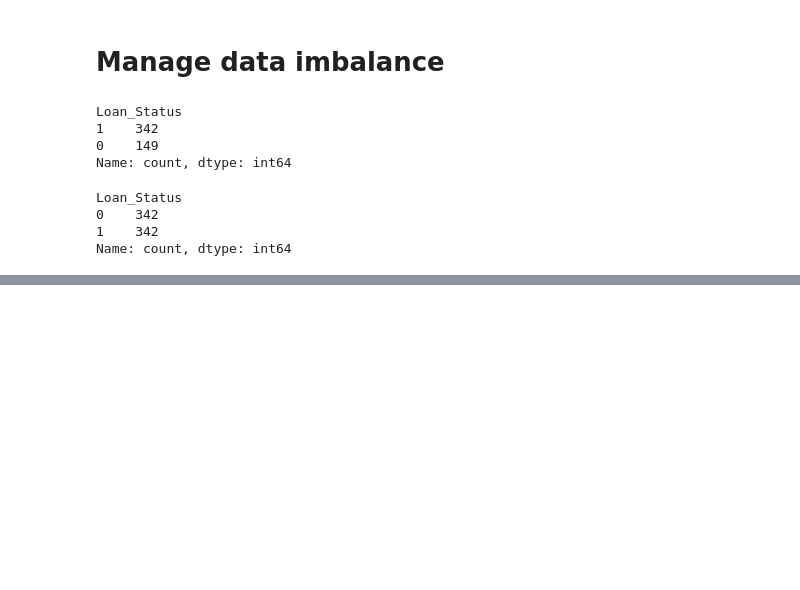
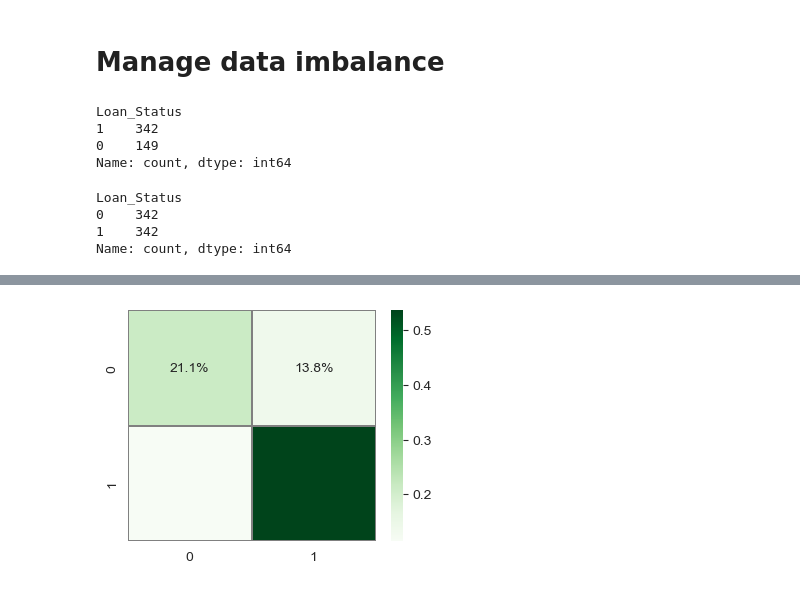
Before and after one commit to pouriaSameti/EFQM-Internship-projects, a Jupyter notebook: 1-Classification with ML/Model.ipynb, the cells around one changed output, grey strips where cells are left out. Saved outputs shown, nothing was run; the diff lists cells and outputs as text; code cells hidden in the pictures; blank space fills up the shorter version.

Commit message:
Classification with ML -> Model running and evaluation.

```diff
--- a/1-Classification with ML/Model.ipynb
+++ b/1-Classification with ML/Model.ipynb
@@ -225,0 +228,5 @@ Name: count, dtype: int64
+# %%
+from sklearn.discriminant_analysis import LinearDiscriminantAnalysis
+
+lda = LinearDiscriminantAnalysis(solver='svd')
+lda.fit(x_train, y_train)
@@ -225,0 +237,5 @@ Name: count, dtype: int64
+# %%
+from sklearn.metrics import classification_report
+
+y_test_pred = lda.predict(x_test)
+print(classification_report(y_test, y_test_pred))
@@ -225,0 +251,9 @@ Name: count, dtype: int64
+# %%
+from sklearn.metrics import confusion_matrix
+cm_matrix = confusion_matrix(y_test,  y_test_pred)
+
+fig, ax = plt.subplots(figsize=(4, 3))
+sns.heatmap(cm_matrix/np.sum(cm_matrix), annot=True, fmt='.1%', cmap='Greens', linecolor='gray', linewidth=0.3)
+plt.show()
+# %% [output]
+[figure, added]
```
Also changed, not shown: parts of 4 cells of this notebook.
